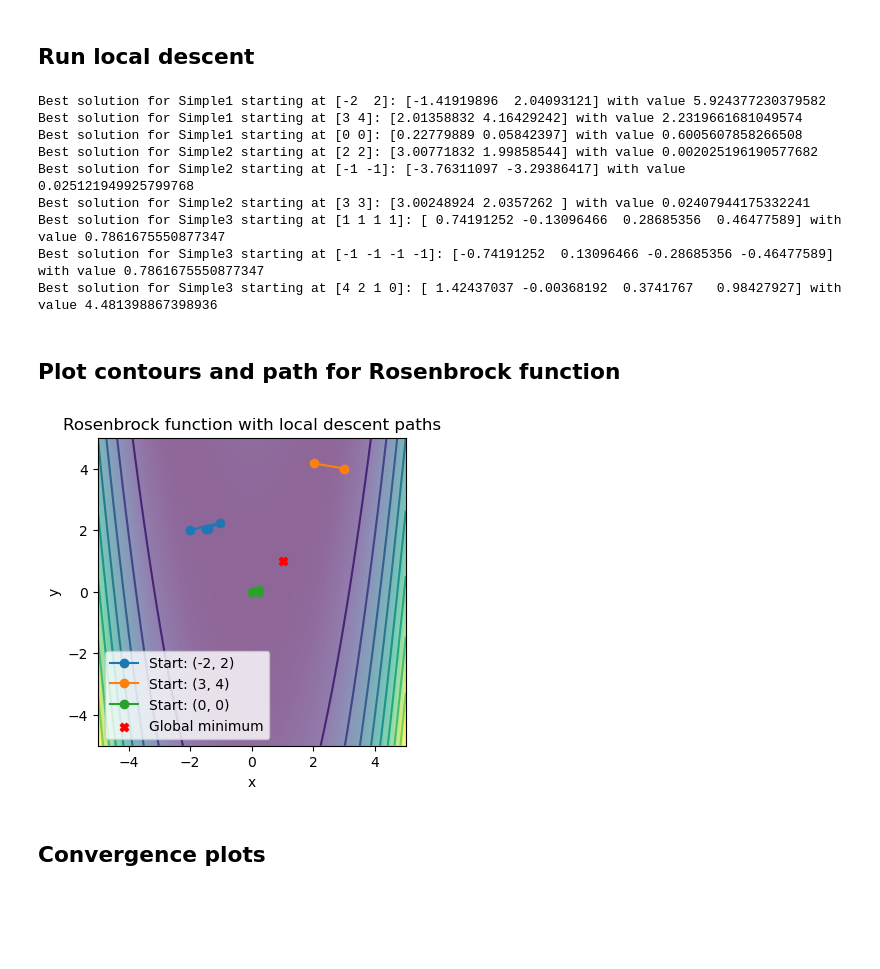
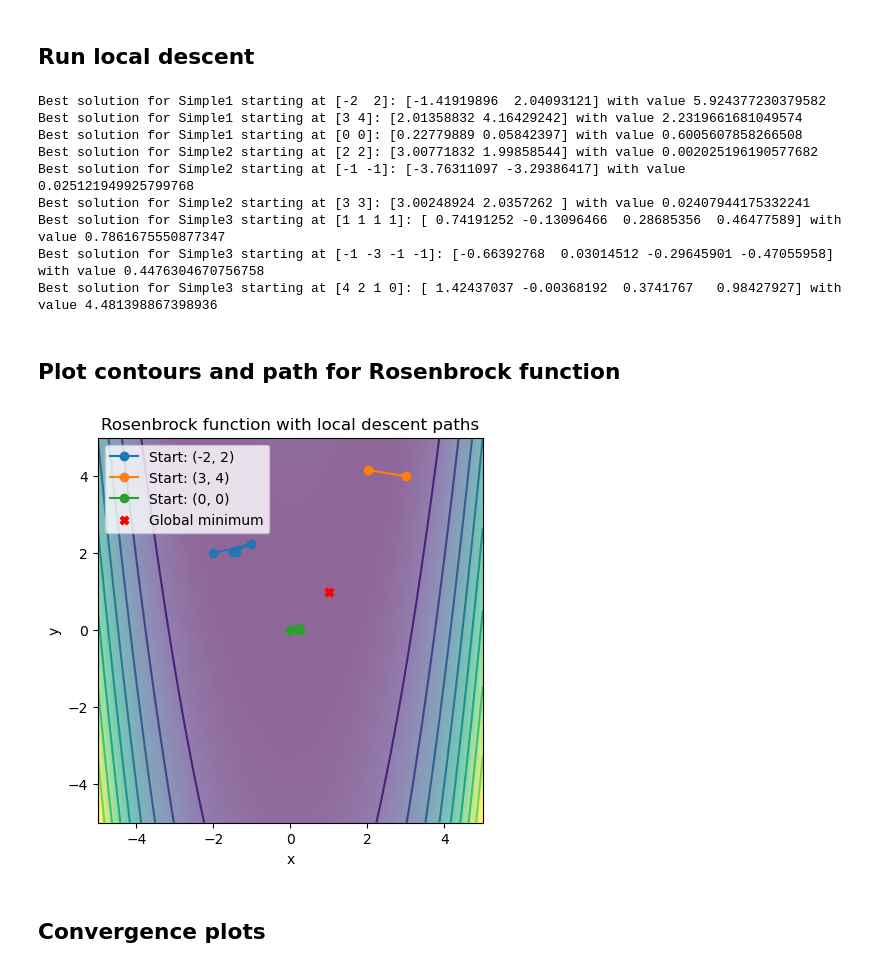
Before and after one commit to Astromatthe/AA222Project1, a Jupyter notebook: run_plotting.ipynb, the cells around one changed output. Cells and saved outputs as stored; diff of their text form; code cells hidden in the pictures; blank space fills up the shorter version.

```diff
--- a/run_plotting.ipynb
+++ b/run_plotting.ipynb
@@ -10,7 +15,7 @@ np.random.seed(0)
 x0_map = {
     "Simple1": np.array([[-2,2], [3, 4], [0, 0]]),
     "Simple2": np.array([[2,2], [-1, -1], [3, 3]]),
-    "Simple3": np.array([[1,1,1,1], [-1, -1, -1, -1], [4, 2, 1, 0]]),
+    "Simple3": np.array([[1,1,1,1], [-1, -3, -1, -1], [4, 2, 1, 0]]),
 }
 x_best_map = {
     "Simple1": np.array([1, 1]),
@@ -37,28 +42,29 @@ Best solution for Simple2 starting at [2 2]: [3.00771832 1.99858544] with value
 Best solution for Simple2 starting at [-1 -1]: [-3.76311097 -3.29386417] with value 0.025121949925799768
 Best solution for Simple2 starting at [3 3]: [3.00248924 2.0357262 ] with value 0.02407944175332241
 Best solution for Simple3 starting at [1 1 1 1]: [ 0.74191252 -0.13096466  0.28685356  0.46477589] with value 0.7861675550877347
-Best solution for Simple3 starting at [-1 -1 -1 -1]: [-0.74191252  0.13096466 -0.28685356 -0.46477589] with value 0.7861675550877347
+Best solution for Simple3 starting at [-1 -3 -1 -1]: [-0.66392768  0.03014512 -0.29645901 -0.47055958] with value 0.4476304670756758
 Best solution for Simple3 starting at [4 2 1 0]: [ 1.42437037 -0.00368192  0.3741767   0.98427927] with value 4.481398867398936
 # %% [markdown]
 ## Plot contours and path for Rosenbrock function
 # %%
 import matplotlib.pyplot as plt
 
-plt.figure(figsize=(8, 4))
+plt.figure(figsize=(5, 5))
 x, y = np.meshgrid(np.linspace(-5, 5, 100), np.linspace(-5, 5, 100))
 # heatmap
 plt.imshow(Simple1().f(np.array([x, y])), extent=(-5, 5, -5, 5), origin="lower", cmap="viridis", alpha=0.6)
 plt.contour(x, y, Simple1().f(np.array([x, y])), levels=10, cmap="viridis")
 for key, history in hists.items():
     if key[0] == "Simple1":
         plt.plot(np.array(history)[:, 0], np.array(history)[:, 1], marker="o", label=f"Start: {key[1]}")
 plt.scatter(x_best_map["Simple1"][0], x_best_map["Simple1"][1], marker="X", color="red", label="Global minimum")
 plt.title("Rosenbrock function with local descent paths")
 plt.xlabel("x")
 plt.ylabel("y")
 plt.legend()
+plt.savefig("figs/rosenbrock_local_descent.pdf", dpi=300, bbox_inches="tight")
 plt.show()
 # %% [output]
-[figure, old version]
+[figure, new version]
 # %% [markdown]
 ## Convergence plots
```
Also changed, not shown: parts of 2 cells of this notebook, 6 other files.
